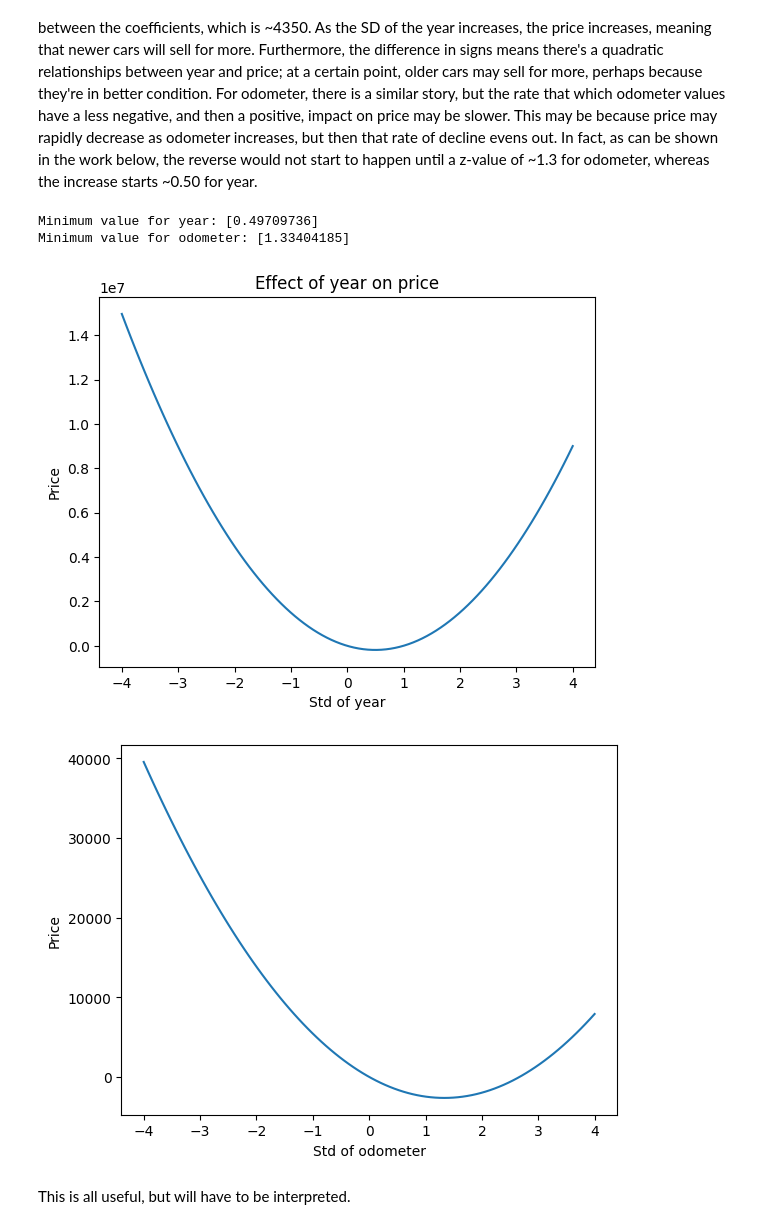
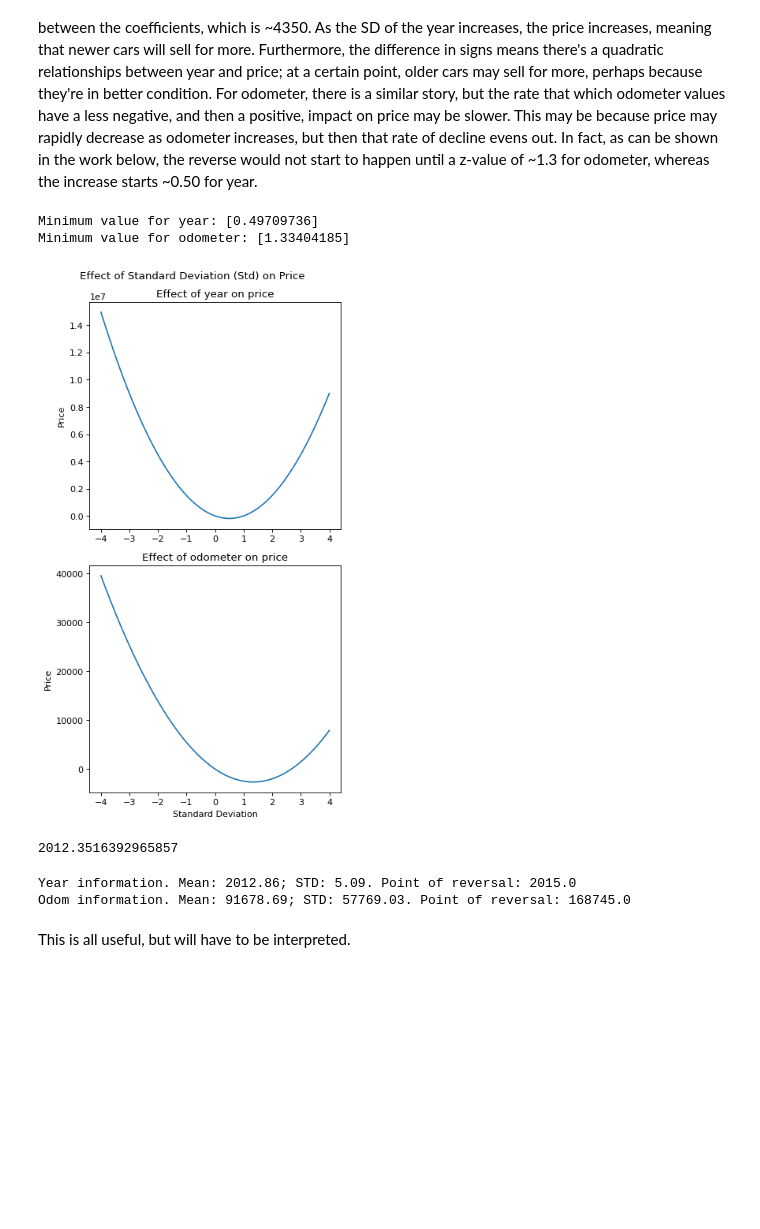
Before and after one commit to mattbenn/Practical-Application-2, a Jupyter notebook: Bennett_used cars.ipynb, the cells around one changed output. Drawn from its saved outputs; the diff is of its cells as text; code cells hidden in the pictures; blank space fills up the shorter version.

```diff
--- a/prompt_II.ipynb
+++ b/Bennett_used cars.ipynb
@@ -1048,29 +1081,50 @@ A point should be made about year and odometer. The model included degree-1 and
 # %%
 the_range = np.linspace(-4, 4, 100)
 range_example = pd.DataFrame({
     'year': (the_range*-744492.645746 + (the_range**2)*748839.863285),
     'odometer': (the_range*-3954.705077 + (the_range**2)*1482.226764),
     'range': the_range})
 
 from scipy.optimize import minimize # arbitrary function minimization library
 print(f'Minimum value for year: {minimize(lambda the_range: the_range*-744492.645746 + (the_range**2)*748839.863285, x0 = 4).x}')
 print(f'Minimum value for odometer: {minimize(lambda the_range: the_range*-3954.705077 + (the_range**2)*1482.226764, x0 = 4).x}')
 
-range_example.plot(kind = 'line', x = 'range', y = 'year', legend = False)
+# create plots for both
+plt.figure(figsize = (5, 9), dpi = 80, facecolor = 'w', edgecolor = 'k')
+plt.suptitle('Effect of Standard Deviation (Std) on Price')
+
+plt.subplot(2, 1, 1)
+range_example.plot.line(x = 'range', y = 'year', legend = False, ax = plt.gca())
 plt.title('Effect of year on price')
-plt.xlabel('Std of year')
 plt.ylabel('Price')
+plt.xlabel(None)
+
+plt.subplot(2, 1, 2)
+range_example.plot.line(x = 'range', y = 'odometer', legend = False, ax = plt.gca())
+plt.title('Effect of odometer on price')
+plt.xlabel('Standard Deviation')
+plt.ylabel('Price')
+
+plt.tight_layout()
+plt.savefig('images/std_year_odom.png')#, dpi = 300)
 plt.show()
-
-range_example.plot(kind = 'line', x = 'range', y = 'odometer', legend = False)
-plt.xlabel('Std of odometer')
-plt.ylabel('Price')
-plt.show()
 # %% [output]
 Minimum value for year: [0.49709736]
 Minimum value for odometer: [1.33404185]
-[figure, old version]
+[figure, new version]
-[figure, removed]
+# %%
+df_filt['year'].mean()
+# %% [output]
+2012.3516392965857
+# %%
+year_reversal = df_filt['year_filt'].mean() + 0.49709736*df_filt["year_filt"].std()
+odom_reversal = df_filt['odom_filt'].mean() + 1.33404185*df_filt["odom_filt"].std()
+
+print(f'Year information. Mean: {round(df_filt["year_filt"].mean(),2)}; STD: {round(df_filt["year_filt"].std(),2)}. Point of reversal: {round(year_reversal, 0)}')
+print(f'Odom information. Mean: {round(df_filt["odom_filt"].mean(),2)}; STD: {round(df_filt["odom_filt"].std(),2)}. Point of reversal: {round(odom_reversal, 0)}')
+# %% [output]
+Year information. Mean: 2012.86; STD: 5.09. Point of reversal: 2015.0
+Odom information. Mean: 91678.69; STD: 57769.03. Point of reversal: 168745.0
 # %% [markdown]
 This is all useful, but will have to be interpreted.
 # %% [markdown]
```
Also changed, not shown: parts of 35 cells of this notebook, 11 other files.
